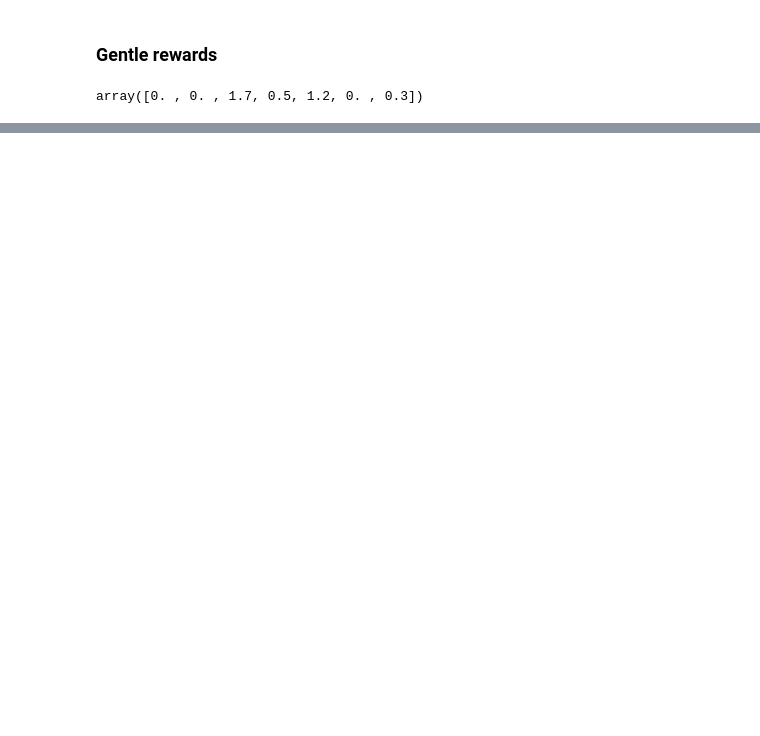
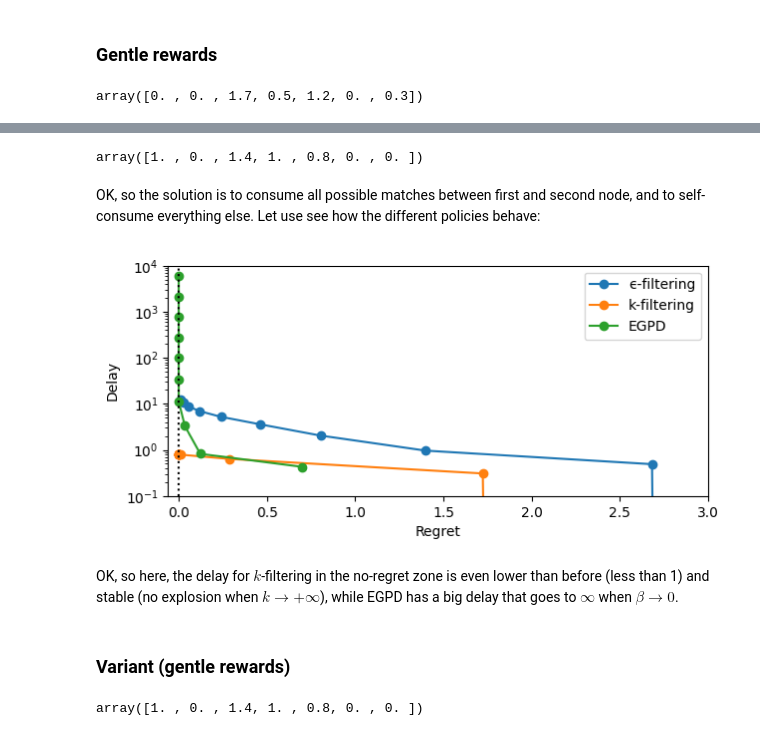
Before and after one commit to balouf/stochastic_matching, a Jupyter notebook: docs/tutorials/vertex_simulation.ipynb, the cells around one changed output, grey strips where cells are left out. Cells and saved outputs as stored; diff of their text form; code cells hidden in the pictures; blank space fills up the shorter version.

```diff
--- a/docs/tutorials/vertex_simulation.ipynb
+++ b/docs/tutorials/vertex_simulation.ipynb
@@ -381,0 +400,3 @@ plt.show()
+# %%
+hypergraph.rates = [1.8, 0.8, 1.4, 1]
+hypergraph.vertices
@@ -381,0 +424,32 @@ plt.show()
+# %%
+rewards = [-1, -1, 1, 2, 5, 4, 7]
+hypergraph.optimize_rates(rewards)
+# %% [output]
+array([1. , 0. , 1.4, 1. , 0.8, 0. , 0. ])
+# %% [markdown]
+OK, so the solution is to consume all possible matches between first and second node, and to self-consume everything else. Let use see how the different policies behave:
+# %%
+with Pool() as p:
+    res = evaluate(make_hypergraph_xps(hypergraph, rewards), pool=p, cache_name='hyper2_original')
+# %%
+yl = [.1, 10**4]
+for k, v in res.items():
+    plt.semilogy(np.abs(v['regret']), np.abs(v['delay']), marker='o', label=k)
+plt.semilogy([0, 0],yl, 'k:')
+plt.xlim([-.06, 3.])
+plt.ylim(yl)
+plt.xlabel('Regret')
+plt.ylabel('Delay')
+plt.legend()
+plt.show()
+# %% [output]
+[figure, added]
+# %% [markdown]
+OK, so here, the delay for $k$-filtering in the no-regret zone is even lower than before (less than 1) and stable (no explosion when $k\rightarrow +\infty$), while EGPD has a big delay that goes to $\infty$ when $\beta\rightarrow 0$.
+# %% [markdown]
+### Variant (gentle rewards)
+# %%
+rewards = [1, -1, 1, 1, 1, -1, -1]
+hypergraph.optimize_rates(rewards)
+# %% [output]
+array([1. , 0. , 1.4, 1. , 0.8, 0. , 0. ])
```
Also changed, not shown: parts of 26 cells of this notebook.
